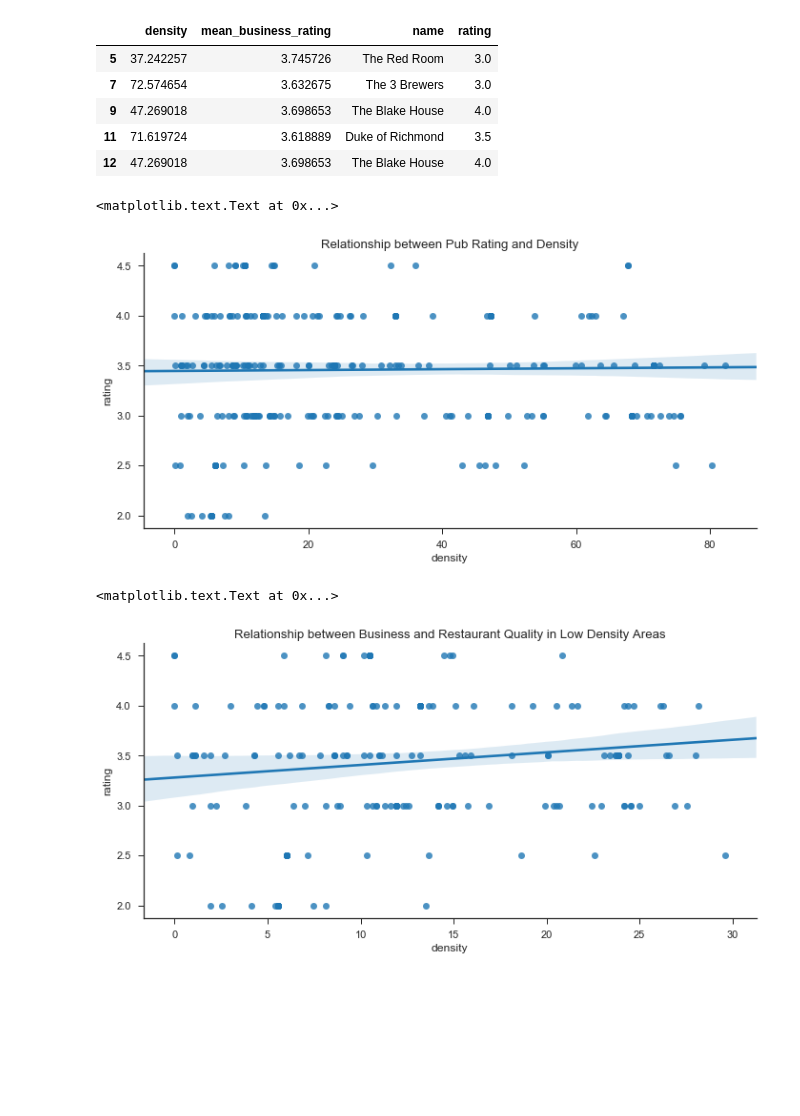
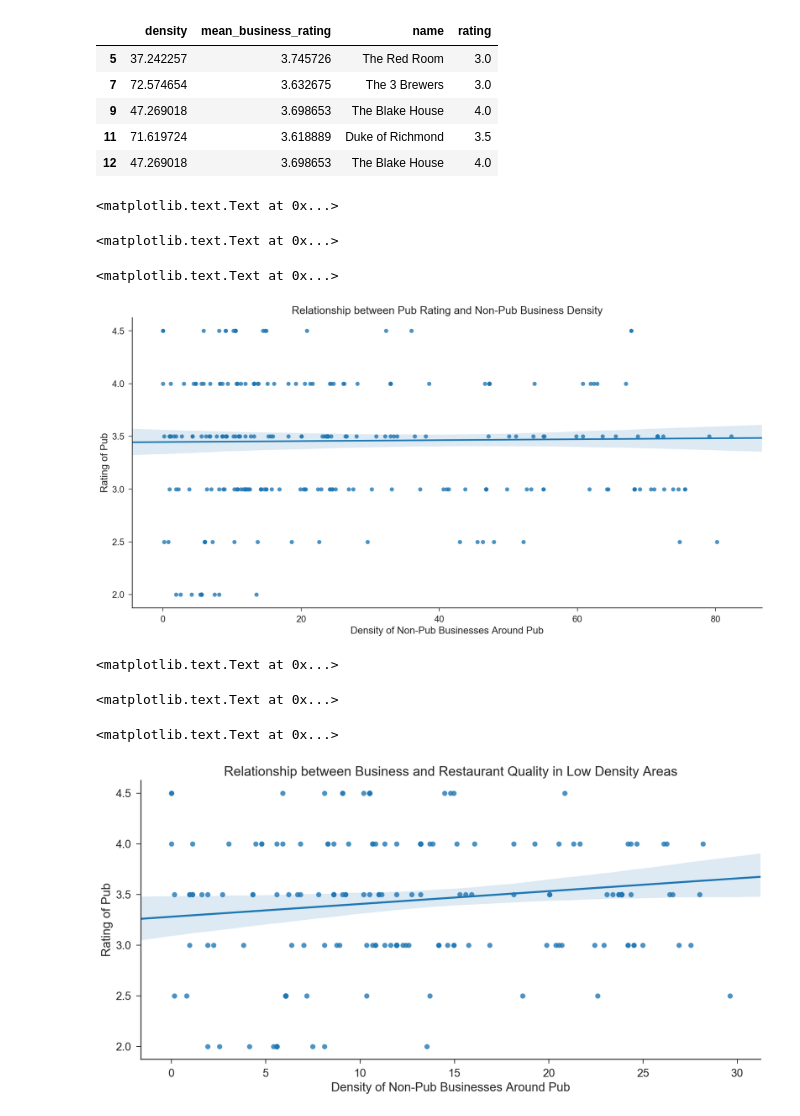
Before and after one commit to shrutirao94/Restaurant-Quality-and-Co-location-in-Toronto, a Jupyter notebook: Yelp_analysis_5.ipynb, the cells around one changed output. Cells and saved outputs as stored; diff of their text form; code cells hidden in the pictures; blank space fills up the shorter version.

Commit message:
Changed code for graphs

```diff
--- a/Yelp_analysis_5.ipynb
+++ b/Yelp_analysis_5.ipynb
@@ -55,21 +59,37 @@ high_density_df.head()
 | 11 | 71.619724 | 3.618889 | Duke of Richmond | 3.5 |
 | 12 | 47.269018 | 3.698653 | The Blake House | 4.0 |
 # %%
-sns.set_context("notebook", font_scale=1.1)
+#Set style
+sns.set_context("notebook", font_scale=1.5)
 sns.set_style("ticks")
-g = sns.lmplot(x="density", y="rating", data=final_df,aspect=2.0)
-#g = sns.lmplot(x="mean_business_rating", y="density", data=low_density_df,aspect=2.0, y_jitter=3.5, x_jitter=16)
-plt.title("Relationship between Pub Rating and Density")
+
+# Plot Data
+g = sns.lmplot(x="density", y="rating", size=8, data=final_df,aspect=2.0)
+
+# Plot Labels
+plt.title("Relationship between Pub Rating and Non-Pub Business Density")
+plt.xlabel('Density of Non-Pub Businesses Around Pub')
+plt.ylabel('Rating of Pub')
 # %% [output]
 <matplotlib.text.Text at 0x...>
+<matplotlib.text.Text at 0x...>
+<matplotlib.text.Text at 0x...>
-[figure, old version]
+[figure, new version]
 # %%
-sns.set_context("notebook", font_scale=1.1)
+# Set style
+sns.set_context("notebook", font_scale=1.5)
 sns.set_style("ticks")
-g = sns.lmplot(x="density", y="rating", data=low_density_df,aspect=2.0)
-#g = sns.lmplot(x="mean_business_rating", y="density", data=low_density_df,aspect=2.0, y_jitter=3.5, x_jitter=16)
+
+#Plot
+g = sns.lmplot(x="density", y="rating",size=6.5, data=low_density_df,aspect=2.0)
+
+# Plot Labels
 plt.title("Relationship between Business and Restaurant Quality in Low Density Areas")
+plt.xlabel('Density of Non-Pub Businesses Around Pub')
+plt.ylabel('Rating of Pub')
 # %% [output]
 <matplotlib.text.Text at 0x...>
+<matplotlib.text.Text at 0x...>
+<matplotlib.text.Text at 0x...>
-[figure, old version]
+[figure, new version]
 # %%
```
Also changed, not shown: parts of 2 cells of this notebook.
